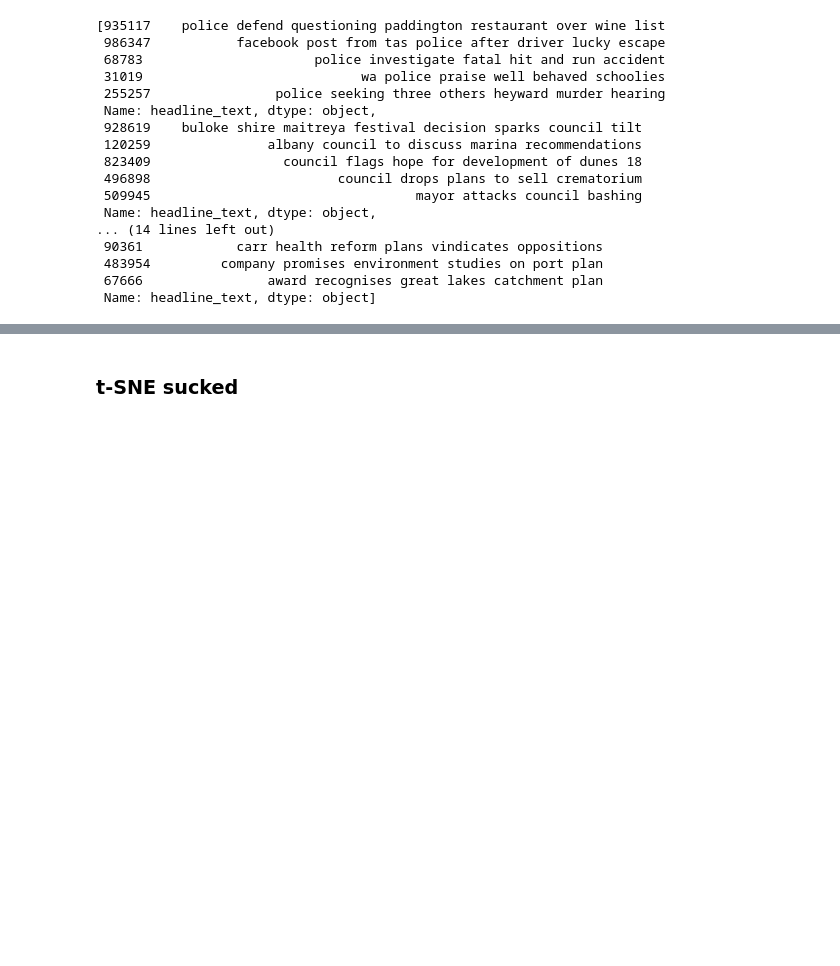
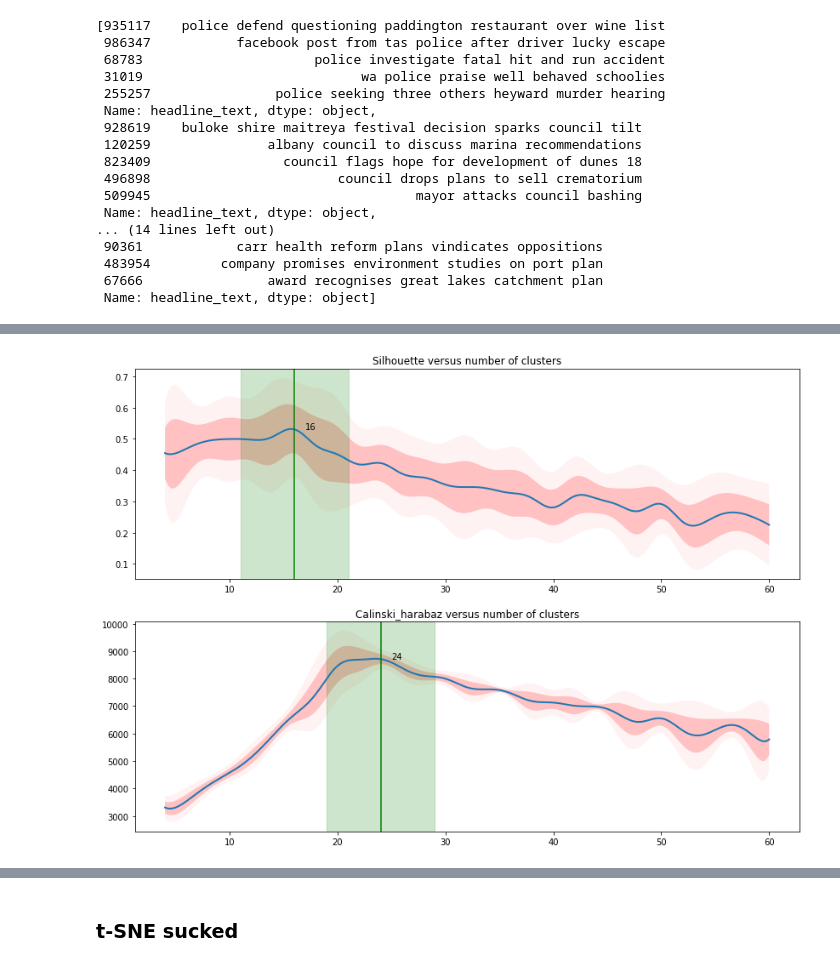
Before and after one commit to giuliano0/mo444-2018s1, a Jupyter notebook: lab3/src/exploration.ipynb, the cells around one changed output, grey strips where cells are left out. Cells and saved outputs as stored; diff of their text form; code cells hidden in the pictures; blank space fills up the shorter version.

```diff
--- a/lab3/src/exploration.ipynb
+++ b/lab3/src/exploration.ipynb
@@ -742,0 +898,35 @@ Name: headline_text, dtype: object
+# %%
+plt.figure(figsize=(14, 10))
+
+# get place where silhouette/cal-hara is max and a small neighbourhood
+# fill that place in the plot
+
+for i, metric in enumerate(('silhouette', 'calinski_harabaz')):
+    metric_avg = km_score_stats_y[metric][0]
+    metric_std = km_score_stats_y[metric][1]
+
+    # interpolate the error curve
+    newx = np.linspace(k_values_y.min(), k_values_y.max(), 10 * (k_values_y.max() - k_values_y.min()))
+    ta, ca, ka = splrep(k_values_y, metric_avg, s=0, k=5)
+    ts, cs, ks = splrep(k_values_y, metric_std, s=0, k=5)
+    spl_avg = BSpline(ta, ca, ka)
+    spl_std = BSpline(ts, cs, ks)
+
+    avg_smooth = spl_avg(newx)
+    std_smooth = spl_std(newx)
+
+    max_idx = int(metric_avg.index[metric_avg == metric_avg.max()][0])
+    max_neigh = [max_idx - 5, max_idx + 5]
+
+    plt.subplot(2, 1, i+1)
+    plt.plot(newx, avg_smooth, linewidth=2)
+    plt.fill_between(newx, avg_smooth - std_smooth, avg_smooth + std_smooth, facecolor='red', alpha=0.2, interpolate=True)
+    plt.fill_between(newx, avg_smooth - 2*std_smooth, avg_smooth + 2*std_smooth, facecolor='red', alpha=0.05, interpolate=True)
+    plt.axvspan(max_neigh[0], max_neigh[1], alpha=0.2, color='green')
+    plt.axvline(max_idx, color='green')
+    plt.annotate(str(int(max_idx)), (max_idx+1, metric_avg[max_idx]))
+    plt.title(metric.capitalize() + ' versus number of clusters')
+
+plt.show()
+# %% [output]
+[figure, added]
```
Also changed, not shown: parts of 20 cells of this notebook.
